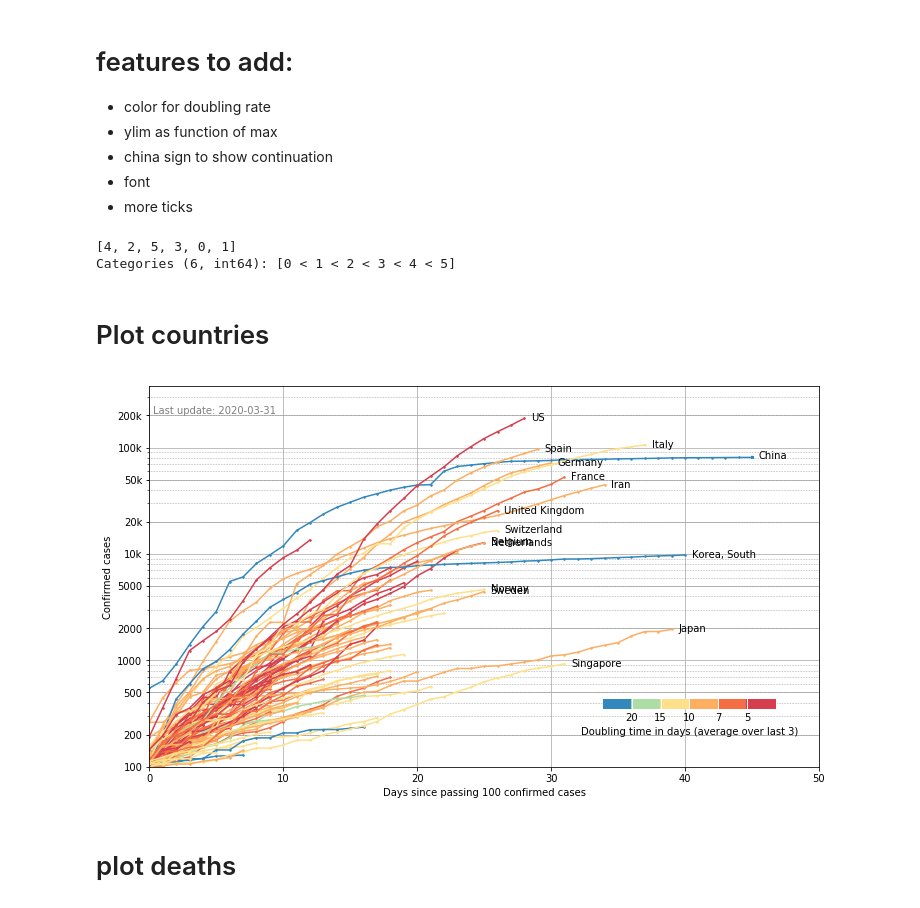
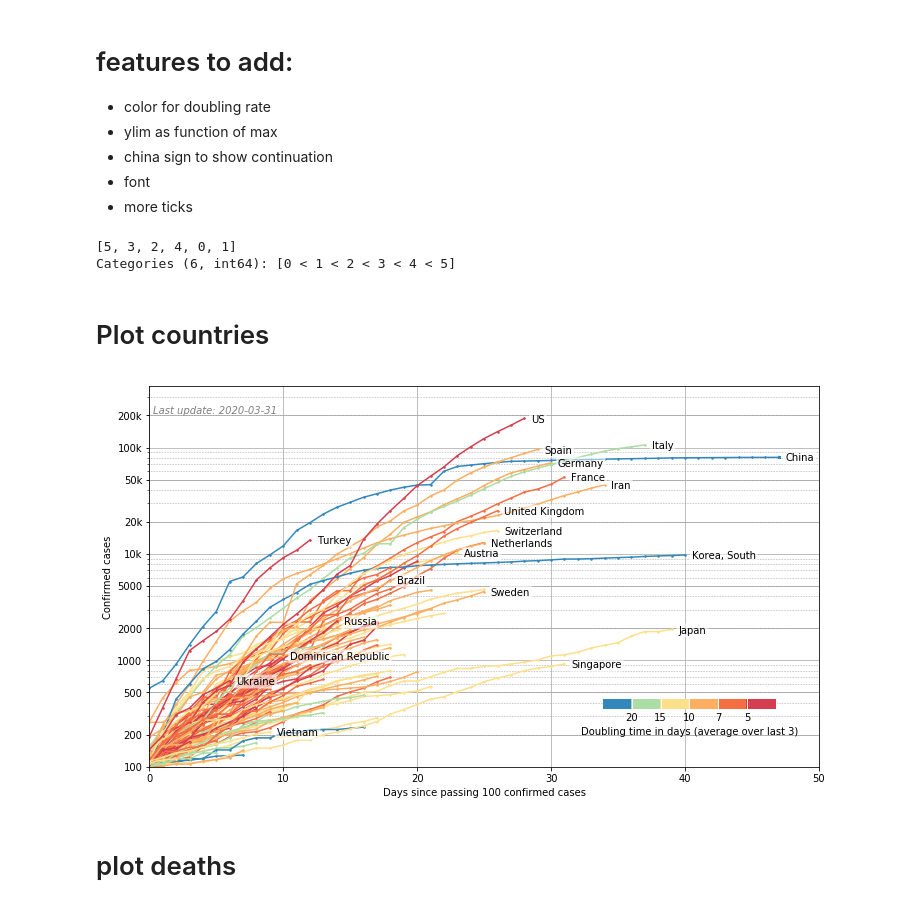
Before and after one commit to tlmohren/Covid19_analysis, a Jupyter notebook: JHUdata_country_log.ipynb, the cells around one changed output. Cells and saved outputs as stored; diff of their text form; code cells hidden in the pictures.

Commit message:
format log plot w transparent text box

```diff
--- a/JHUdata_country_log.ipynb
+++ b/JHUdata_country_log.ipynb
@@ -89,8 +89,8 @@ bool_china = df_country['Country/Region'] == 'China'
 
 # df_country.loc[bool_cases & bool_china,'Delta C'] = 47
 
-df_country.loc[bool_cases & bool_china,'Delta C'] = xCmax+5
-df_country.loc[bool_deaths & bool_china,'Delta D'] = xDmax+5
+df_country.loc[bool_cases & bool_china,'Delta C'] = xCmax+ china_add
+df_country.loc[bool_deaths & bool_china,'Delta D'] = xDmax+ china_add
 # %% [markdown]
 # features to add:
 - color for doubling rate
@@ -100,8 +100,7 @@ df_country.loc[bool_deaths & bool_china,'Delta D'] = xDmax+5
 - more ticks
 # %%
 # find doubling rate, average over last 3 days?
-
-average_period = 4
+average_period = 3
 
 last_day = df_country['Date'].max() #- timedelta(days=3)
 prior_day = df_country['Date'].max() - timedelta(days=average_period)
@@ -109,32 +108,22 @@ prior_day = df_country['Date'].max() - timedelta(days=average_period)
 bool_last = df_country['Date'] == last_day
 bool_prior = df_country['Date'] == prior_day
 
-# df_ratio = df_country[bool_last].copy().reset_index(drop=True)
 for country in countries:
     bool_country = df_country['Country/Region'] == country
 
     ratio = df_country.loc[bool_last & bool_country,'Confirmed'].values[0]  / \
             df_country.loc[bool_prior & bool_country,'Confirmed'].values[0]
-#     print(ratio)
 
     daily_ratio = ratio**(1/average_period)
-#     print(daily_ratio)
 
     df_country.loc[bool_country,'ratio'] = daily_ratio
-
-#     bool_c = df_ratio['Country/Region'] == country
-#     df_ratio.loc[bool_c,'ratio'] = daily_ratio
-
-#     df_country[bool_prior & bool_country]
 # %%
-
 bin_array = np.array( [0, 2.**(1./20), 2.**(1./15), 2.**(1./10), 2.**(1./7), 2.**(1./5)  ,np.inf ])
 df_country['doubling'] = pd.cut( df_country['ratio'],   bin_array ,labels=range(len(bin_array)-1) , include_lowest=True )
 
-
 df_country['doubling'].unique()
 # %% [output]
-[4, 2, 5, 3, 0, 1]
+[5, 3, 2, 4, 0, 1]
 Categories (6, int64): [0 < 1 < 2 < 3 < 4 < 5]
 # %% [markdown]
 # Plot countries
@@ -149,6 +138,13 @@ cols = np.array([[213,62,79],
 [50,136,189]]) /255
 cols = np.flipud(cols)
 
+bbox_props = dict(boxstyle="round,pad=0.1", fc="w", ec="w", lw=2, alpha = 0.5)
+
+notable_countries = ['US','Italy','Spain','China', 'France','Germany','Iran',
+                     'United Kingdom','Switzerland','Turkey','Netherlands','Austria',
+                        'Korea, South','Brazil' ,'Singapore','Sweden','Japan',
+                        'Dominican Republic', 'Russia','Ukraine','Vietnam']
+
 fig, ax = plt.subplots(1,1 ,figsize= full_w )
 cmap = plt.cm.jet  # define the colormap
 for country in threshold_countries:
@@ -159,11 +155,13 @@ for country in threshold_countries:
             '.-' ,ms=3,lw=1.5, label=country,
                color = cols[doubling_category])
 
-    df_pl['doubling']
-    y = df_pl['Confirmed'].iloc[-1]*0.95
-    x = df_pl['Delta C'].iloc[-1] + 0.5
-    if x > 25:
-        ax.annotate( country ,[x,y])
+    if country in notable_countries:
+#     if country in countries:
+        y = df_pl['Confirmed'].iloc[-1]*0.98
+        x = df_pl['Delta C'].iloc[-1] + 0.5
+        t = ax.text(x,y,country, ha="left", va="center" ,  bbox=bbox_props)
+
+
 
 ax.set_yscale('log')
 ax.grid(True,which="major", linestyle='-')
@@ -172,7 +170,7 @@ ax.grid(True,which="minor", linestyle=':', color=[.5,.5,.5],linewidth=0.6)
 # ax.set_xlim([0,70])
 
 ymax = df_country['Confirmed'].max()
-# ymax = df_country['Delta C'].max()
+
 
 ax.yaxis.set_ticks([1e2,2e2,5e2,1e3,2e3,5e3,1e4,2e4,5e4,1e5,2e5,5e5,1e6,2e6,5e6,])
 ax.yaxis.set_ticklabels([100,200,500, 1000,2000,5000, '10k','20k','50k', '100k','200k','500k','1m','2m','5m'])
@@ -184,36 +182,36 @@ ax.set_xlabel("Days since passing 100 confirmed cases")
 ax.set_ylabel("Confirmed cases")
 
 ax.annotate('Last update: '+str( df_country['Date'].iloc[-1]),
-            [.3,round(ymax,5)*1.1], color=[.5,.5,.5])
+            [.3,round(ymax,5)*1.1], color=[.5,.5,.5], style='italic')
 
 from matplotlib.colors import ListedColormap
 
 
 cmap = ListedColormap(cols)
 xy = []
 sc = plt.scatter(xy, xy, c=xy, vmin=0, vmax=1, cmap=cmap)
 cax = fig.add_axes([0.65, 0.24, 0.2, 0.02])
 cb = plt.colorbar(sc, cax = cax, orientation='horizontal')
 
 cb.set_ticks(np.linspace(1/6,1,6))
 cb.set_ticklabels( ['20','15','10','7','5'])
 cb.set_label('Doubling time in days (average over last 3)')
 cb.outline.set_visible(False)
 
 cb.ax.tick_params(which='major', length=15, width=1, direction='in',color='w')
 
 
 # # # # # # save fig  -----------------------------------------------------------------------
 fig_name= 'covid_country_caseslog'
 save_fig = True
 if save_fig:
     plt.savefig('./figs/' + fig_name + '.png',
             format='png', dpi=300,
             transparent=  True,
             bbox_inches = 'tight', pad_inches = 0,
             )
 # %% [output]
-[figure, old version]
+[figure, new version]
 # %% [markdown]
 # plot deaths
 # %%
```
Also changed, not shown: parts of 5 cells of this notebook, 3 other files.
